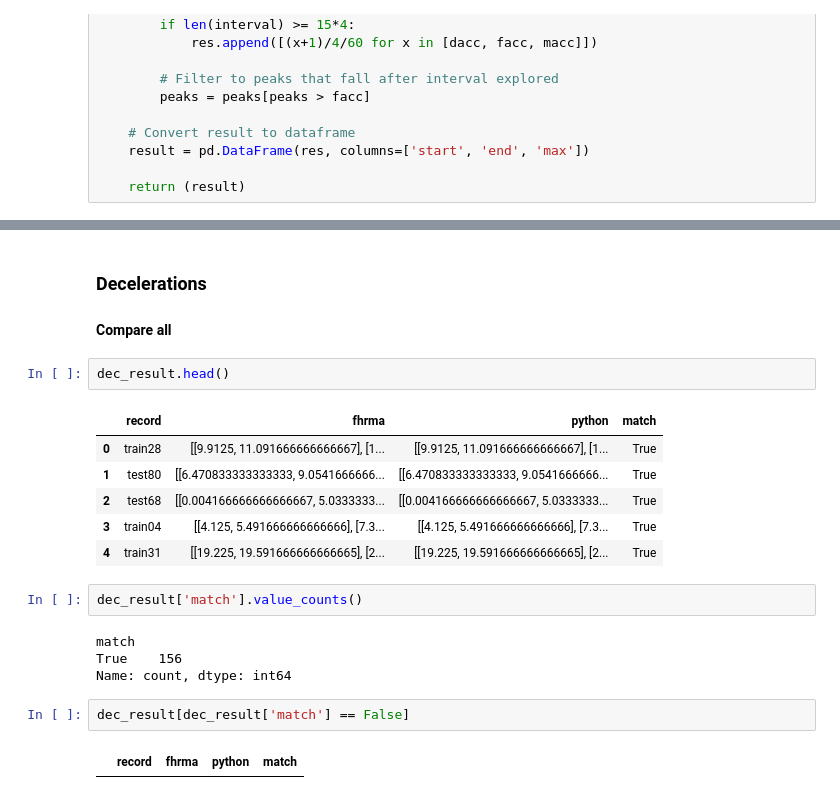
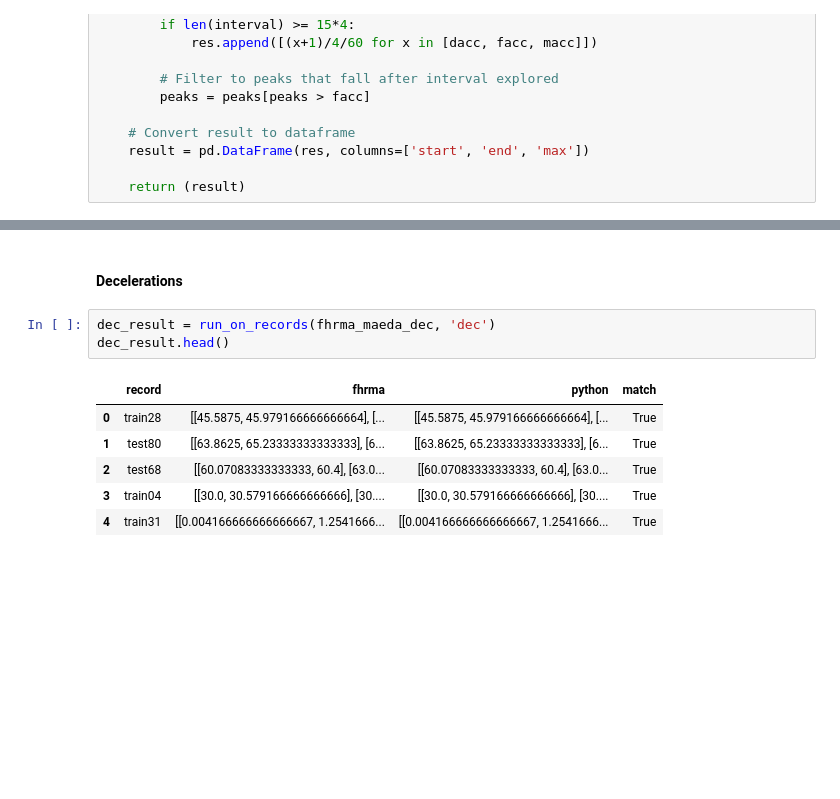
Before and after one commit to birth-outcomes/fhrma_python, a Jupyter notebook: maeda_2012_accelerations_decelerations.ipynb, the cells around one changed output, grey strips where cells are left out. Cells and saved outputs as stored; diff of their text form; blank space fills up the shorter version.

Commit message:
Converted to functions for validation to reduce code duplication between accelerations and decelerations

```diff
--- a/maeda_2012_accelerations_decelerations.ipynb
+++ b/maeda_2012_accelerations_decelerations.ipynb
@@ -379,23 +417,12 @@ Name: count, dtype: int64
 # %% [markdown]
-### Decelerations
-
-#### Compare all
+#### Decelerations
 # %%
+dec_result = run_on_records(fhrma_maeda_dec, 'dec')
 dec_result.head()
 # %% [output]
 |  | record | fhrma | python | match |
-| 0 | train28 | [[9.9125, 11.091666666666667], [1... | [[9.9125, 11.091666666666667], [1... | True |
-| 1 | test80 | [[6.470833333333333, 9.0541666666... | [[6.470833333333333, 9.0541666666... | True |
-| 2 | test68 | [[0.004166666666666667, 5.0333333... | [[0.004166666666666667, 5.0333333... | True |
-| 3 | train04 | [[4.125, 5.491666666666666], [7.3... | [[4.125, 5.491666666666666], [7.3... | True |
-| 4 | train31 | [[19.225, 19.591666666666665], [2... | [[19.225, 19.591666666666665], [2... | True |
+| 0 | train28 | [[45.5875, 45.979166666666664], [... | [[45.5875, 45.979166666666664], [... | True |
+| 1 | test80 | [[63.8625, 65.23333333333333], [6... | [[63.8625, 65.23333333333333], [6... | True |
+| 2 | test68 | [[60.07083333333333, 60.4], [63.0... | [[60.07083333333333, 60.4], [63.0... | True |
+| 3 | train04 | [[30.0, 30.579166666666666], [30.... | [[30.0, 30.579166666666666], [30.... | True |
+| 4 | train31 | [[0.004166666666666667, 1.2541666... | [[0.004166666666666667, 1.2541666... | True |
-# %%
-dec_result['match'].value_counts()
-# %% [output]
-match
-True    156
-Name: count, dtype: int64
-# %%
-dec_result[dec_result['match'] == False]
-# %% [output]
-|  | record | fhrma | python | match |
```
Also changed, not shown: parts of 20 cells of this notebook.
